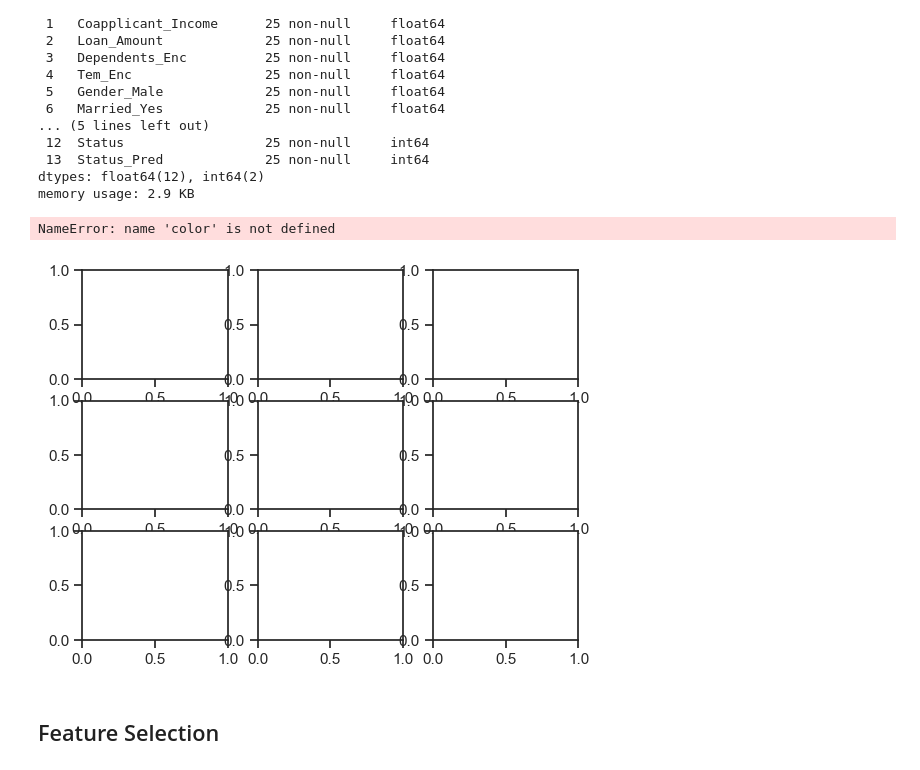
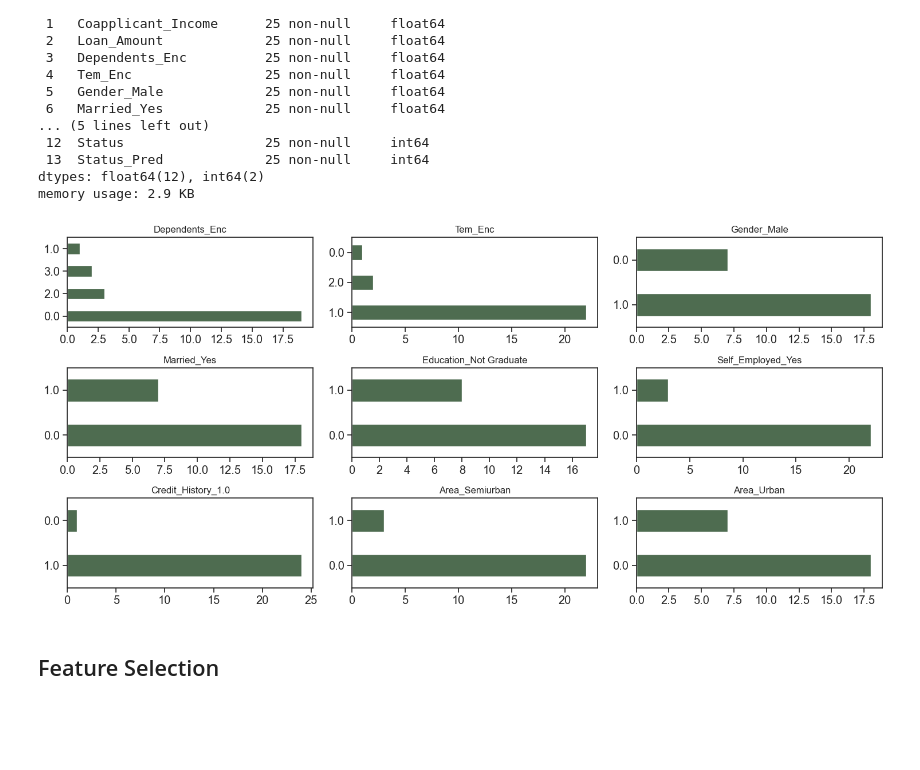
Before and after one commit to muscak/Loan-Prediction, a Jupyter notebook: Loan_Prediction.ipynb, the cells around one changed output. Drawn from its saved outputs; the diff is of its cells as text; code cells hidden in the pictures; blank space fills up the shorter version.

```diff
--- a/Loan_Prediction.ipynb
+++ b/Loan_Prediction.ipynb
@@ -881,27 +881,26 @@ memory usage: 2.9 KB
 # %%
 new_cat_features=  [
     'Dependents_Enc', 'Tem_Enc', 'Gender_Male',
     'Married_Yes','Education_Not Graduate', 'Self_Employed_Yes',
     'Credit_History_1.0',  'Area_Semiurban', 'Area_Urban'
     ]
 
 fig, axes = plt.subplots(3,3) # create figure and axes
 
 for i, feature in enumerate(df_miss_classes[new_cat_features]):
   counts = df_miss_classes[feature].value_counts()
   counts.plot(
       kind="barh",
       ax=axes.flatten()[i],
       fontsize='large',
-      color=color
+      color='#4e6c50'
       ).set_title(feature)
 
 fig.set_size_inches(15, 7)
 plt.tight_layout()
 plt.show()
 # %% [output]
-NameError: name 'color' is not defined
-[figure, old version]
+[figure, new version]
 # %% [markdown]
 ## Feature Selection
 # %% [markdown]
```
